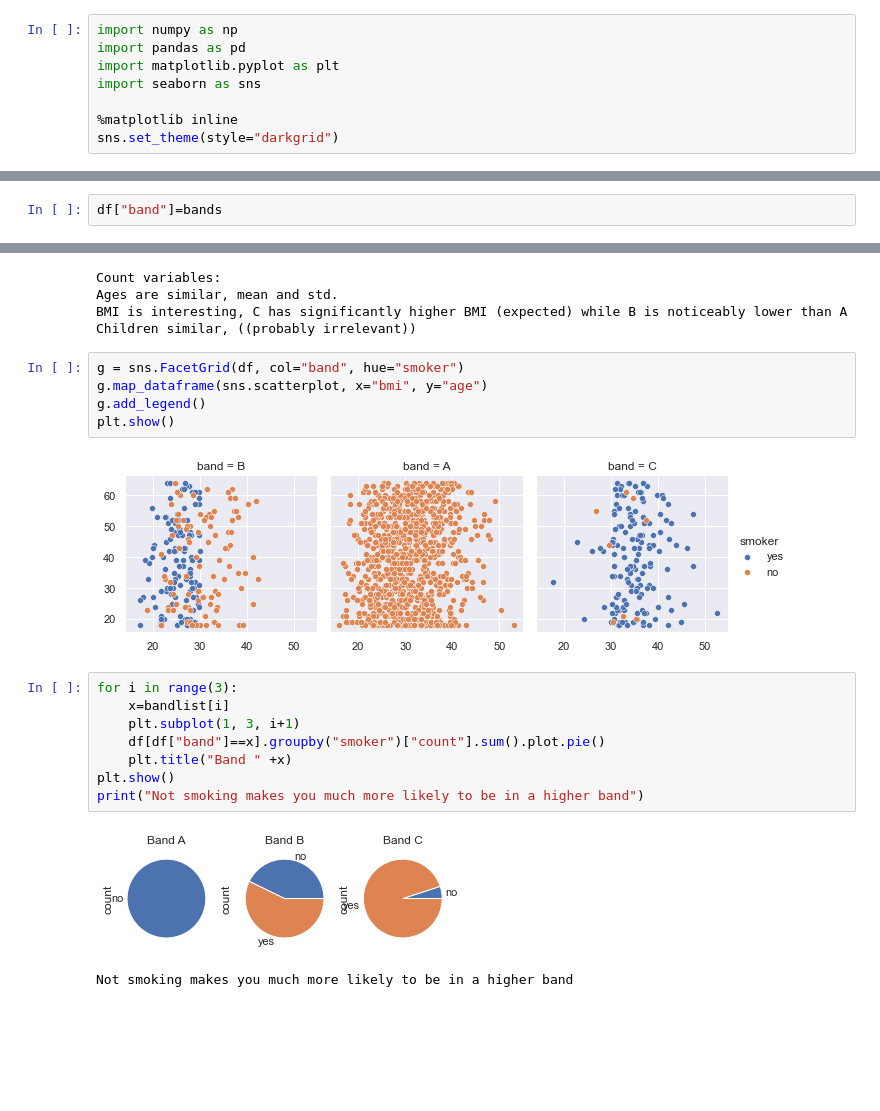
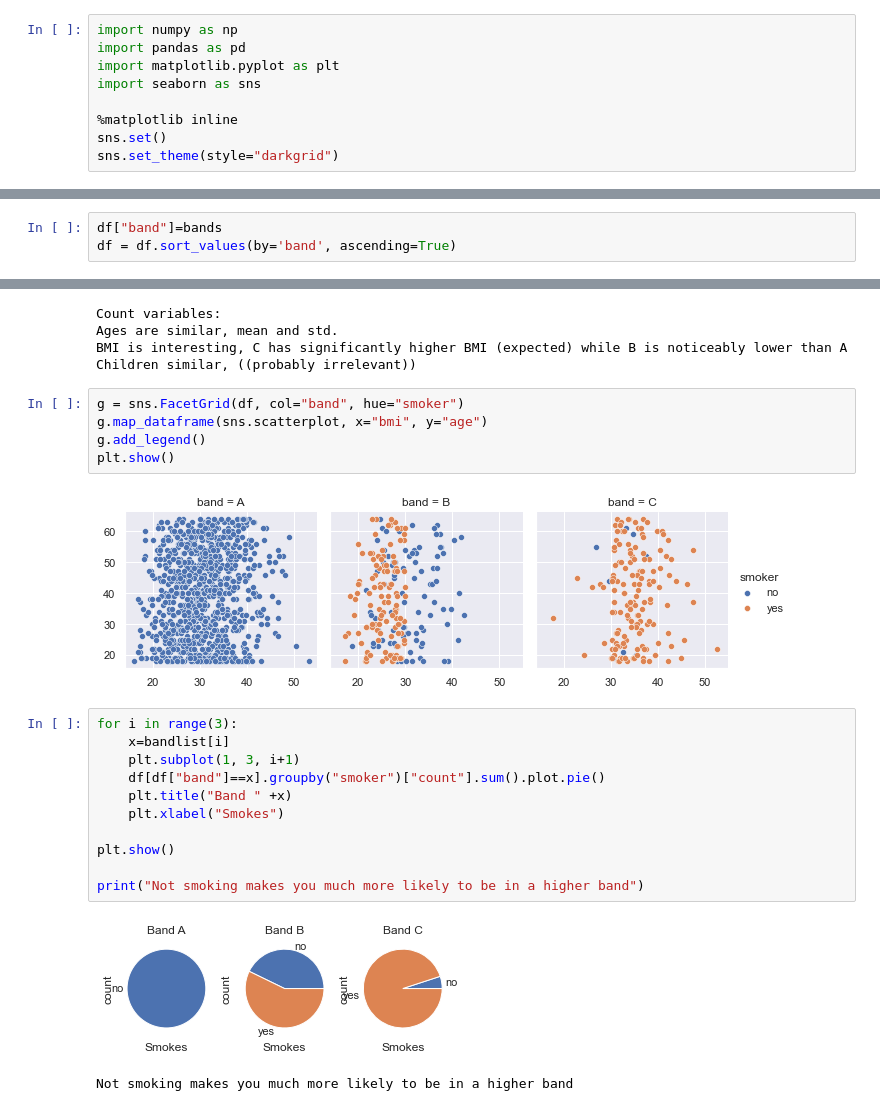
Before and after one commit to mchaudry1/IUBDC, a Jupyter notebook: HealthInsuranceAnalysis.ipynb, the cells around one changed output, grey strips where cells are left out. Cells and saved outputs as stored; diff of their text form; blank space fills up the shorter version.

```diff
--- a/HealthInsuranceAnalysis.ipynb
+++ b/HealthInsuranceAnalysis.ipynb
@@ -5,6 +5,7 @@ import matplotlib.pyplot as plt
 import seaborn as sns
 
 %matplotlib inline
+sns.set()
 sns.set_theme(style="darkgrid")
 # %%
 df = pd.read_csv("insurance.csv")
@@ -275,5 +281,6 @@ bandlist=["A","B","C"]
 # %%
 df["band"]=bands
+df = df.sort_values(by='band', ascending=True)
 # %%
 for x in sorted(set(df["band"])):
     print(f"Band {x}:".format())
@@ -323,17 +330,20 @@ g.map_dataframe(sns.scatterplot, x="bmi", y="age")
 g.add_legend()
 plt.show()
 # %% [output]
-[figure, old version]
+[figure, new version]
 # %%
 for i in range(3):
     x=bandlist[i]
     plt.subplot(1, 3, i+1)
     df[df["band"]==x].groupby("smoker")["count"].sum().plot.pie()
     plt.title("Band " +x)
+    plt.xlabel("Smokes")
+
 plt.show()
+
 print("Not smoking makes you much more likely to be in a higher band")
 # %% [output]
-[figure, old version]
+[figure, new version]
 Not smoking makes you much more likely to be in a higher band
 # %%
 g = sns.FacetGrid(df, col="band")
```
Also changed, not shown: parts of 34 cells of this notebook.
